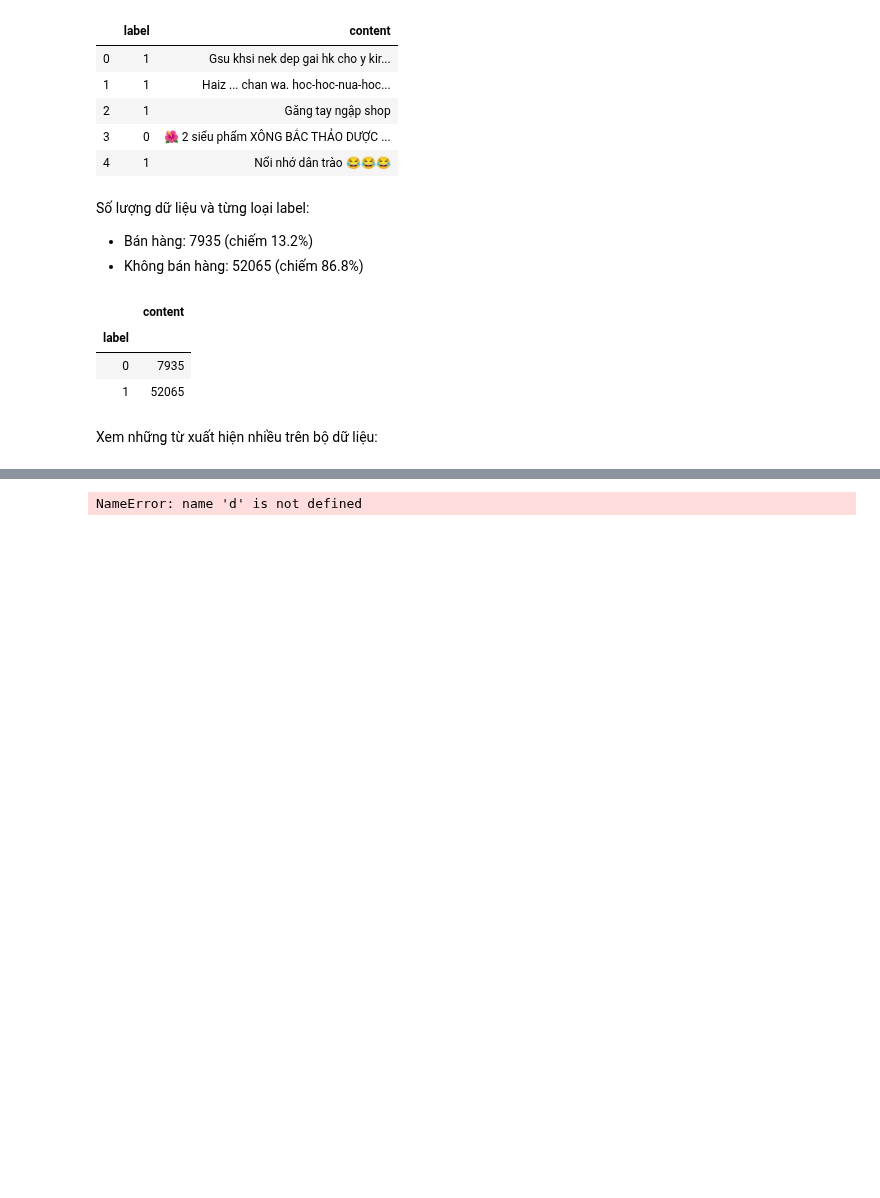
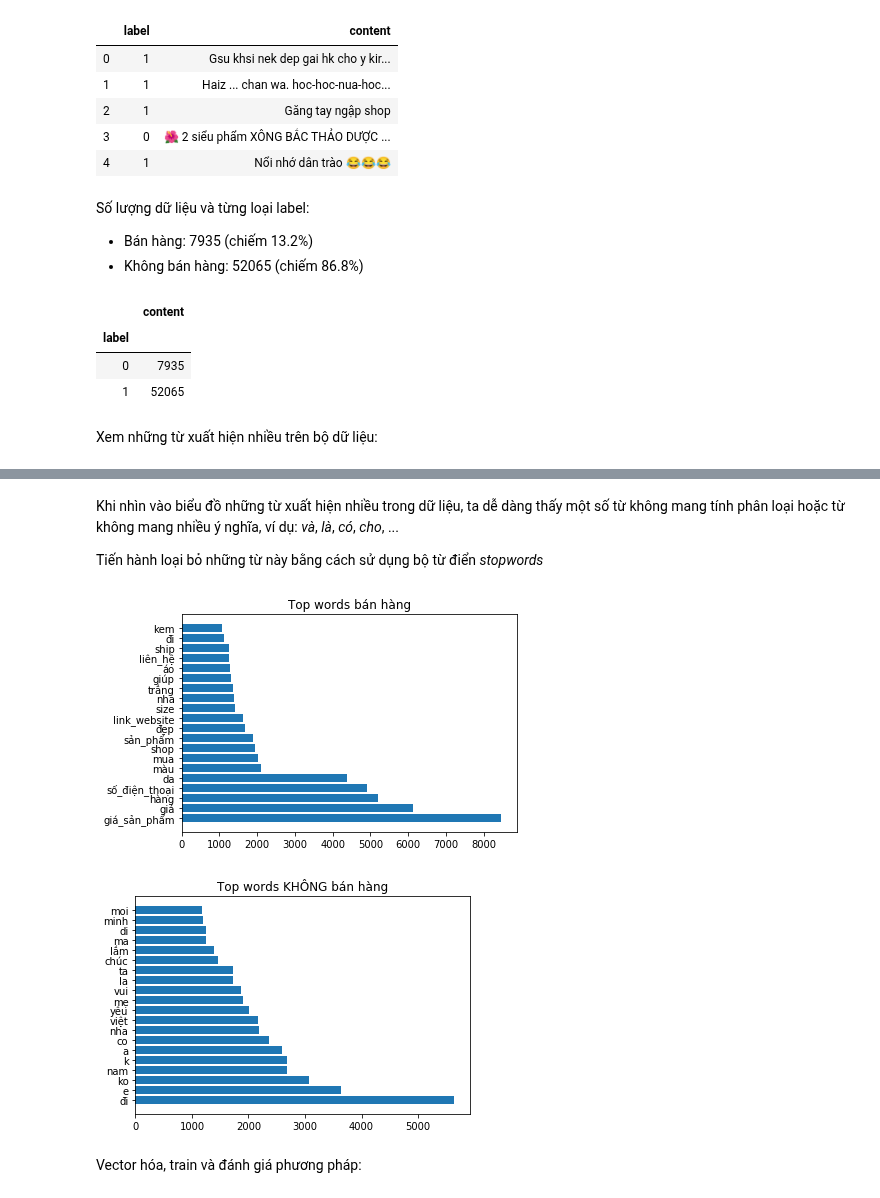
Before and after one commit to ngocdangrby/SellDetectionDatamining, a Jupyter notebook: Selldetection.ipynb, the cells around one changed output, grey strips where cells are left out. Saved outputs shown, nothing was run; the diff lists cells and outputs as text; code cells hidden in the pictures; blank space fills up the shorter version.

```diff
--- a/Selldetection.ipynb
+++ b/Selldetection.ipynb
@@ -162,20 +128,28 @@ da : 5540
+# %% [markdown]
+Khi nhìn vào biểu đồ những từ xuất hiện nhiều trong dữ liệu, ta dễ dàng thấy một số từ không mang tính phân loại hoặc từ không mang nhiều ý nghĩa, ví dụ: *và*, *là*, *có*, *cho*, ...
+
+Tiến hành loại bỏ những từ này bằng cách sử dụng bộ từ điển *stopwords*
+# %%
+%run ./pre-process/top_words
+
+stopwords = set(line.strip() for line in open('pre-process/stopwords.txt'))
+data['content'] = data['content'].apply(lambda x: ' '.join([word for word in x.split() if word not in (stopwords)]))
+two_top_words(data, file_name = 'top_after_pre')
+# %% [output]
+[figure, added]
+[figure, added]
+# %% [markdown]
+Vector hóa, train và đánh giá phương pháp:
 # %%
 # Tách dữ liệu thành tập train và test
-Train_X, Test_X, Train_Y, Test_Y = model_selection.train_test_split(d, label,test_size=0.3, random_state=42)
-
-# Chuyển label thành số
-# Encoder = LabelEncoder()
-# Train_Y = Encoder.fit_transform(Train_Y)
-# Test_Y = Encoder.fit_transform(Test_Y)
+Train_X, Test_X, Train_Y, Test_Y = model_selection.train_test_split(data['content'], data['label'],test_size=0.3, random_state=42)
 
 # Vecto hóa dùng TF-IDF Vectorizer
 Tfidf_vect = TfidfVectorizer(max_features=5000, lowercase=False)
-Tfidf_vect.fit(d)
+Tfidf_vect.fit(data['content'])
 
 Train_X_Tfidf = Tfidf_vect.transform(Train_X)
 Test_X_Tfidf = Tfidf_vect.transform(Test_X)
-# %% [output]
-NameError: name 'd' is not defined
 # %%
 # Phân loại dùng Naive Bayes và SVM để so sánh
 
```
Also changed, not shown: parts of 12 cells of this notebook, 4 other files.
